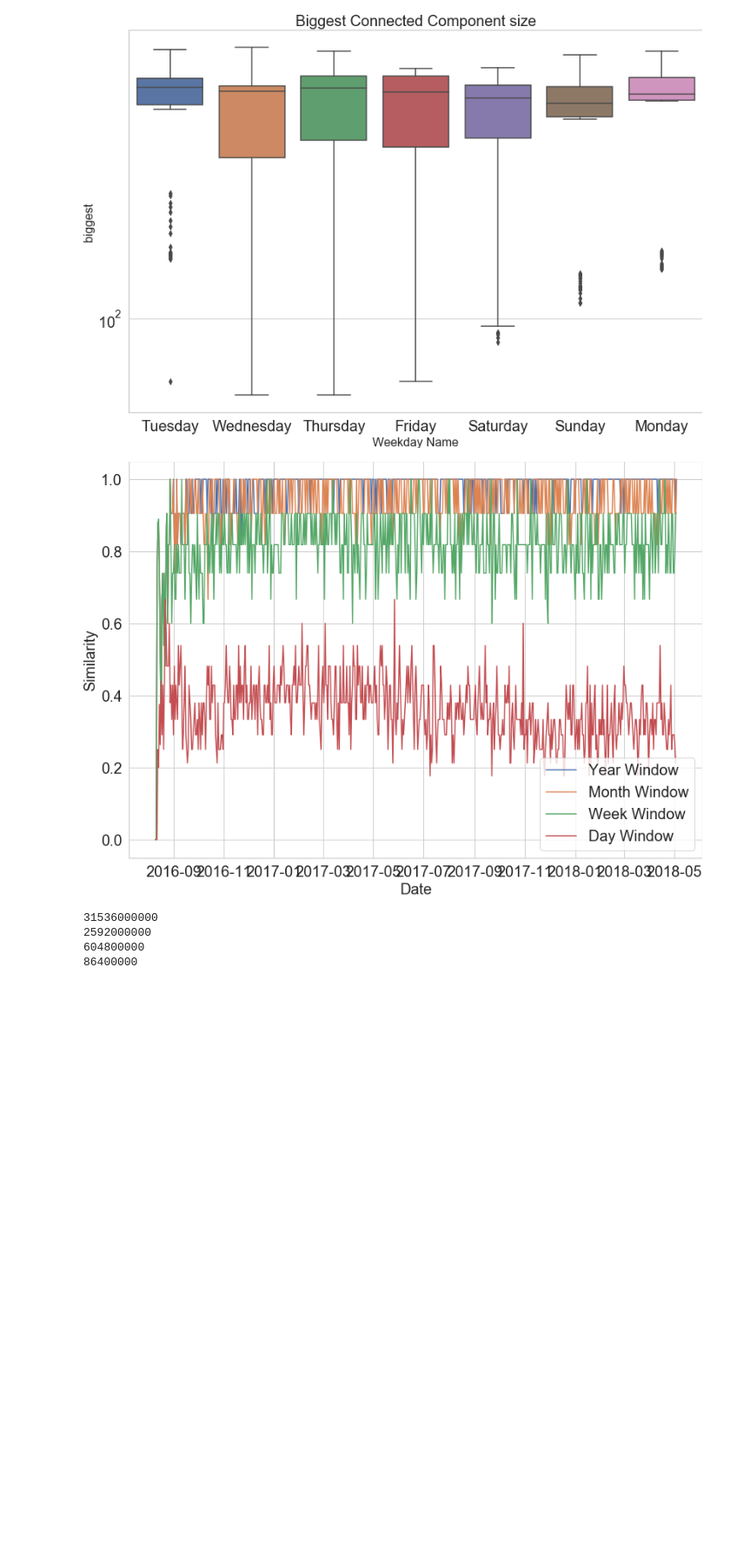
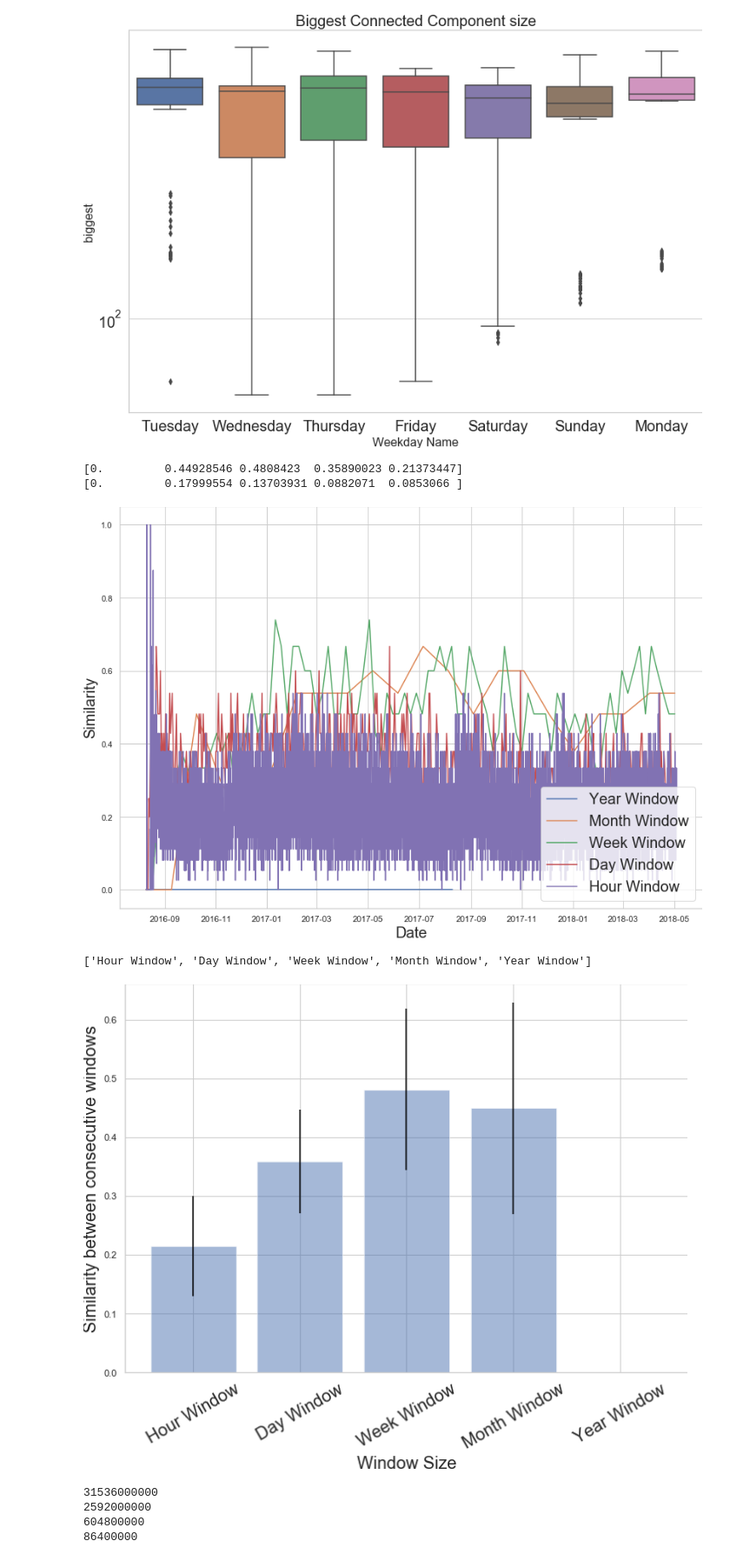
Before and after one commit to miratepuffin/Raphtory-Plots, a Jupyter notebook: Gab Plots.ipynb, the cells around one changed output. Shown at 87% size. Cells and saved outputs as stored; diff of their text form; code cells hidden in the pictures; blank space fills up the shorter version.

Commit message:
added some time series analysis stuff

```diff
--- a/Gab Plots.ipynb
+++ b/Gab Plots.ipynb
@@ -288,49 +291,104 @@ def get_users(cell):
 
 def rank_jaccard_fast(x, y, title, scale):
     windows = [31536000000,2592000000,604800000,86400000]
-    labels = ['Year Window','Month Window','Week Window','Day Window']
+    labels = ['Year Window','Month Window','Week Window','Day Window', 'Hour Window']
     a4_dims = (11.7, 8.27)
+    day_length=86400000
     fig, ax = plt.subplots(figsize=a4_dims)
     jaccard=pd.DataFrame({'Window Size':[], 'Jaccard':[]})
     #plt.title(title, size=30)
     plt.xlabel(x, size=20)
     plt.ylabel(y, size=20)
     ax.set_yscale(scale)
+
+    means=np.zeros(5)
+    sds=np.zeros(5)
 
     with open('degree/degreewindows.json') as json_file:
         degs = json.load(json_file)
         json_file.close()
 
     degs = pd.DataFrame(degs['views'])
     degs['time'] = pd.to_datetime(degs['time'],unit='ms')
     degs['index'] = pd.to_datetime(degs['time'],unit='ms')
     degs.set_index('index', inplace=True)
 
     index = 0
     for i in windows:
+        n = round(i/day_length)
         y = degs[degs['windowsize'] == i]
+        y = y.iloc[::n,:]
         y['topusers']=y.apply(lambda row: get_users(row['bestusers']),axis=1)
         y['nexttop'] = y['topusers'].shift(1)
         y['nexttop'][0]=[]
-
         y['jaccard']= y.apply(lambda x: 0.0, axis=1)
         y['jaccard'] = y.apply(lambda row: jaccard_similarity(row['topusers'],row['nexttop']), axis=1)
+        means[index]=np.mean(y['jaccard'])
+        sds[index]=np.std(y['jaccard'])
         jaccard['Time']=y['time']
         jaccard[labels[index]]=y['jaccard']
 
         ax.plot(y['time'],y['jaccard'], label=labels[index])
         index +=1
 
     jaccard.set_index('Time',inplace=True)
 
+    with open('degree/degreehours.json') as json_file:
+        degs = json.load(json_file)
+        json_file.close()
+
+    degs = pd.DataFrame(degs['views'])
+    degs['time'] = pd.to_datetime(degs['time'],unit='ms')
+    degs['index'] = pd.to_datetime(degs['time'],unit='ms')
+    degs.set_index('index', inplace=True)
+
+    y = degs
+    y['topusers']=y.apply(lambda row: get_users(row['bestusers']),axis=1)
+    y['nexttop'] = y['topusers'].shift(1)
+    y['nexttop'][0]=[]
+
+    y['jaccard']= y.apply(lambda x: 0.0, axis=1)
+    y['jaccard'] = y.apply(lambda row: jaccard_similarity(row['topusers'],row['nexttop']), axis=1)
+    means[index]=np.mean(y['jaccard'])
+    sds[index]=np.std(y['jaccard'])
+    jaccard['Time']=y['time']
+    jaccard[labels[index]]=y['jaccard']
+
+    ax.plot(y['time'],y['jaccard'], label=labels[index])
+
+    print(means)
+    print(sds)
+
     plt.legend(fontsize=20, loc='lower right')
     plt.tight_layout()
     plt.savefig('graphs/JaccardSimilarity.png')
     plt.show()
 
+    fig, ax = plt.subplots(figsize=a4_dims)
+    windows = [31536000000,2592000000,604800000,86400000,3600000]
+    windows.reverse()
+
+    new_means = np.flip(means)
+    new_sds = np.flip(sds)
+
+    labels.reverse()
+    print(labels)
+    ax.bar(np.arange(5), new_means, yerr=new_sds, align='center', alpha=0.5, ecolor='black')
+    plt.xlabel('Window Size',size=20)
+    ax.set_xticks(np.arange(5))
+    ax.set_xticklabels(labels,size=20,rotation=30)
+    plt.ylabel('Similarity between consecutive windows', size=20)
+    plt.savefig('Graphs/JaccardMeanSD.png')
+    plt.show()
+
+
 rank_jaccard_fast("Date", "Similarity", "Jaccard similarity index of consecutive node rankings", 'linear')
 # %% [output]
+[0.         0.44928546 0.4808423  0.35890023 0.21373447]
+[0.         0.17999554 0.13703931 0.0882071  0.0853066 ]
-[figure, old version]
+[figure, new version]
+['Hour Window', 'Day Window', 'Week Window', 'Month Window', 'Year Window']
+[figure, added]
 # %%
 def get_users(cell):
     if len(cell)==0:
```
Also changed, not shown: parts of 6 cells of this notebook, 12 other files.
